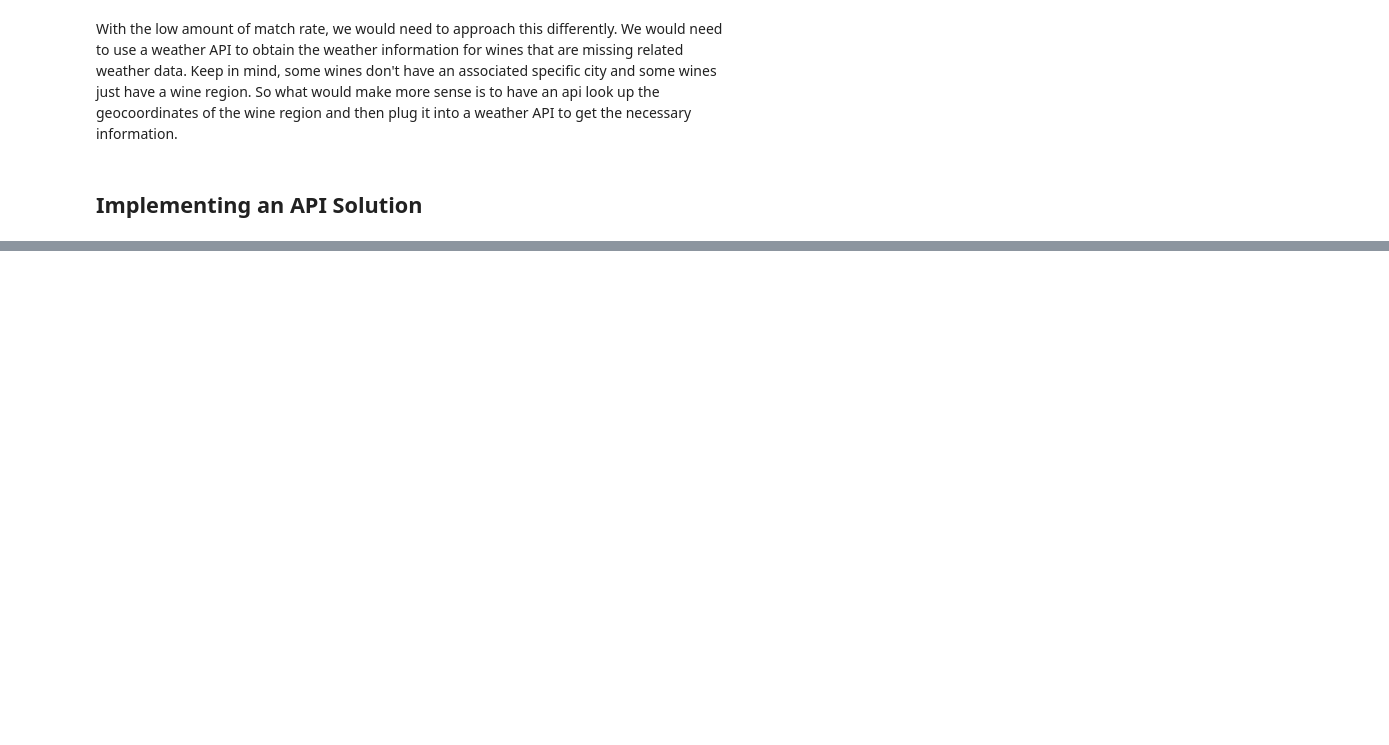
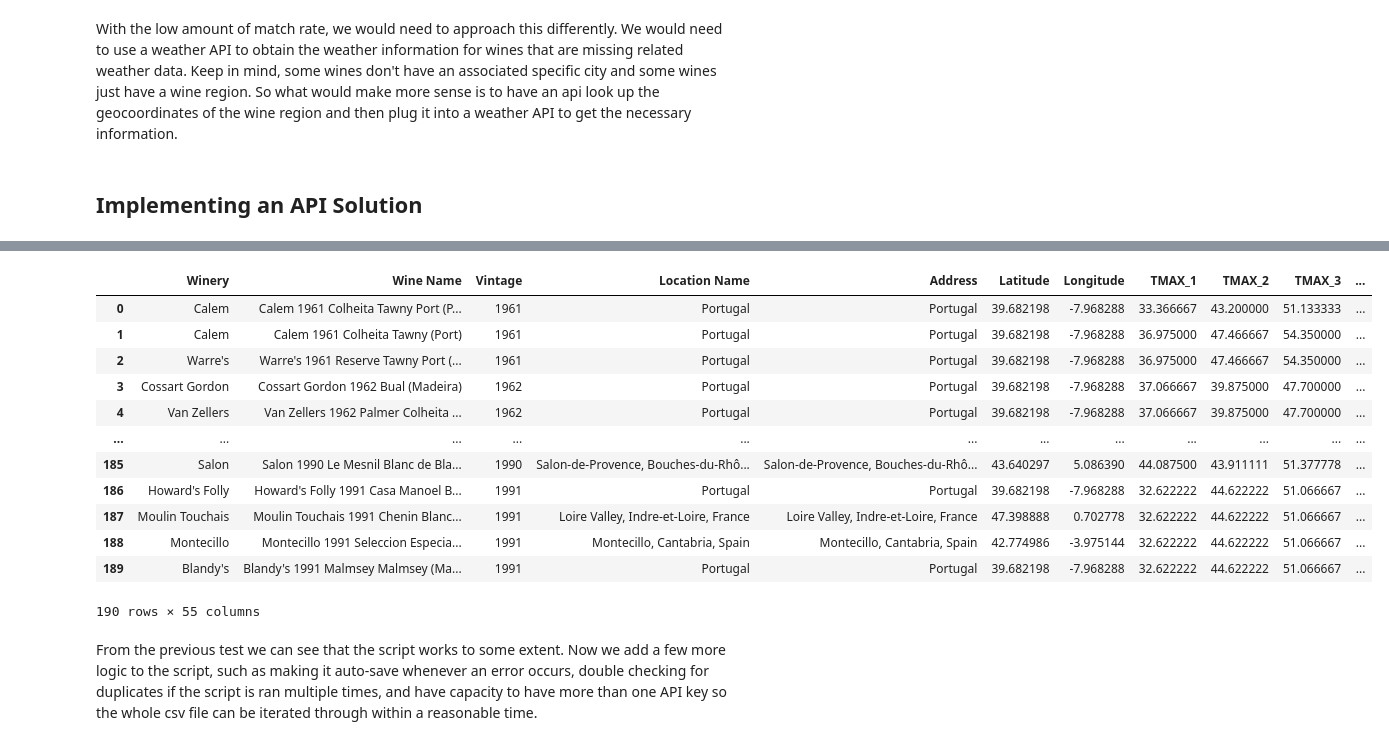
Before and after one commit to georgejieh/predicting_grape_suitability_based_on_climate_and_precipitation, a Jupyter notebook: exploratory_data_analysis_public.ipynb, the cells around one changed output, grey strips where cells are left out. Drawn from its saved outputs; the diff is of its cells as text; code cells hidden in the pictures; blank space fills up the shorter version.

Commit message:
make test data to test script. Update API based script. Moved from locationIQ api to Bing Maps API.

```diff
--- a/exploratory_data_analysis_public.ipynb
+++ b/exploratory_data_analysis_public.ipynb
@@ -514,0 +681,19 @@ NameError: name 'weather_enhanced_wine_data' is not defined
+# %%
+test_data = pd.read_csv('data/intermediate/weather_enhanced_wine_data_sample.csv')
+test_data
+# %% [output]
+|  | Winery | Wine Name | Vintage | Location Name | Address | Latitude | Longitude | TMAX_1 | TMAX_2 | TMAX_3 | ... |
+| 0 | Calem | Calem 1961 Colheita Tawny Port (P... | 1961 | Portugal | Portugal | 39.682198 | -7.968288 | 33.366667 | 43.200000 | 51.133333 | ... |
+| 1 | Calem | Calem 1961 Colheita Tawny (Port) | 1961 | Portugal | Portugal | 39.682198 | -7.968288 | 36.975000 | 47.466667 | 54.350000 | ... |
+| 2 | Warre's | Warre's 1961 Reserve Tawny Port (... | 1961 | Portugal | Portugal | 39.682198 | -7.968288 | 36.975000 | 47.466667 | 54.350000 | ... |
+| 3 | Cossart Gordon | Cossart Gordon 1962 Bual (Madeira) | 1962 | Portugal | Portugal | 39.682198 | -7.968288 | 37.066667 | 39.875000 | 47.700000 | ... |
+| 4 | Van Zellers | Van Zellers 1962 Palmer Colheita ... | 1962 | Portugal | Portugal | 39.682198 | -7.968288 | 37.066667 | 39.875000 | 47.700000 | ... |
+| ... | ... | ... | ... | ... | ... | ... | ... | ... | ... | ... | ... |
+| 185 | Salon | Salon 1990 Le Mesnil Blanc de Bla... | 1990 | Salon-de-Provence, Bouches-du-Rhô... | Salon-de-Provence, Bouches-du-Rhô... | 43.640297 | 5.086390 | 44.087500 | 43.911111 | 51.377778 | ... |
+| 186 | Howard's Folly | Howard's Folly 1991 Casa Manoel B... | 1991 | Portugal | Portugal | 39.682198 | -7.968288 | 32.622222 | 44.622222 | 51.066667 | ... |
+| 187 | Moulin Touchais | Moulin Touchais 1991 Chenin Blanc... | 1991 | Loire Valley, Indre-et-Loire, France | Loire Valley, Indre-et-Loire, France | 47.398888 | 0.702778 | 32.622222 | 44.622222 | 51.066667 | ... |
+| 188 | Montecillo | Montecillo 1991 Seleccion Especia... | 1991 | Montecillo, Cantabria, Spain | Montecillo, Cantabria, Spain | 42.774986 | -3.975144 | 32.622222 | 44.622222 | 51.066667 | ... |
+| 189 | Blandy's | Blandy's 1991 Malmsey Malmsey (Ma... | 1991 | Portugal | Portugal | 39.682198 | -7.968288 | 32.622222 | 44.622222 | 51.066667 | ... |
+190 rows × 55 columns
+# %% [markdown]
+From the previous test we can see that the script works to some extent. Now we add a few more logic to the script, such as making it auto-save whenever an error occurs, double checking for duplicates if the script is ran multiple times, and have capacity to have more than one API key so the whole csv file can be iterated through within a reasonable time.
```
Also changed, not shown: parts of 8 cells of this notebook, 3 other files.
